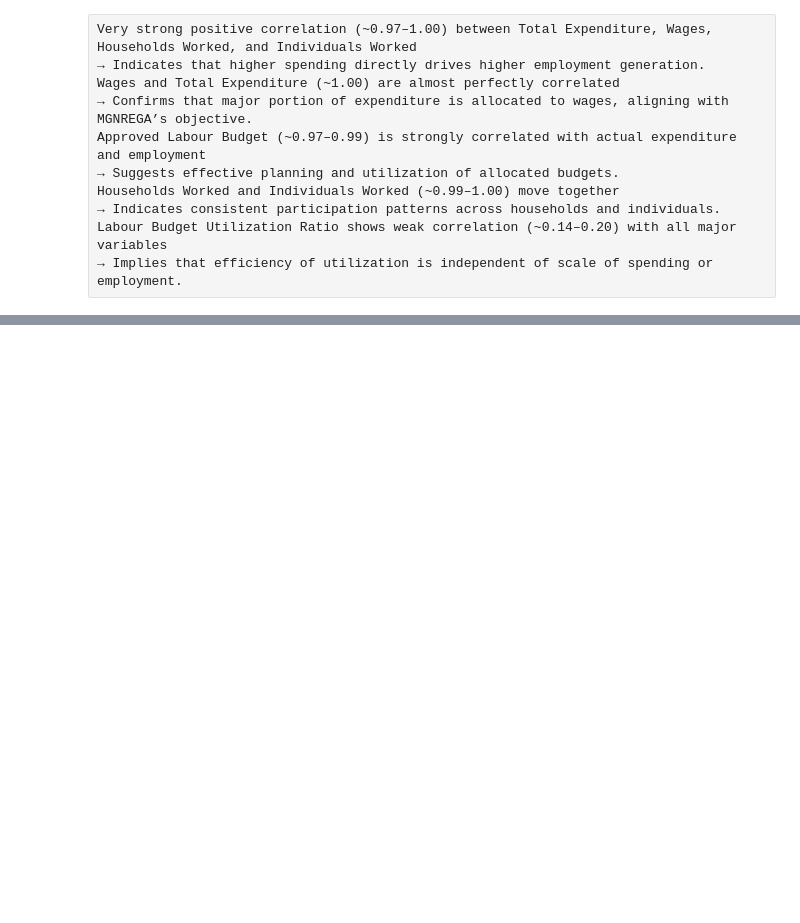
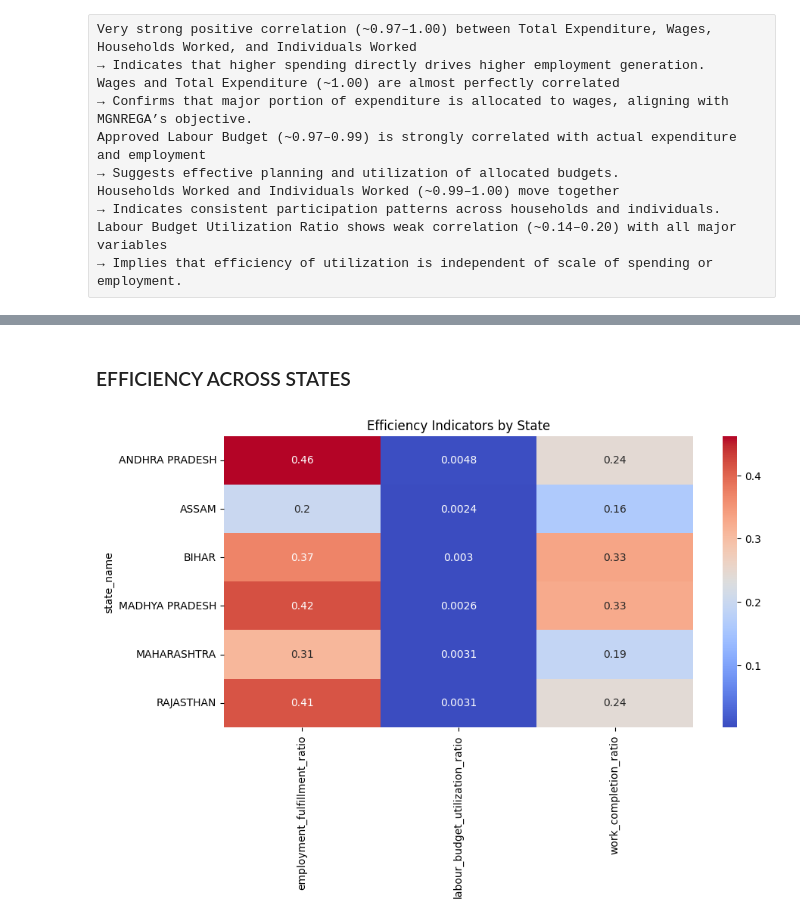
Before and after one commit to Shubhangidixit01/MGNREGA-Data-Analysis, a Jupyter notebook: notebooks/MGNREGA_Analysis.ipynb, the cells around one changed output, grey strips where cells are left out. Cells and saved outputs as stored; diff of their text form; code cells hidden in the pictures; blank space fills up the shorter version.

```diff
--- a/notebooks/MGNREGA_Analysis.ipynb
+++ b/notebooks/MGNREGA_Analysis.ipynb
@@ -1422,0 +1335,18 @@ The scatter plot reveals no strong relationship between total expenditure and la
+# %% [markdown]
+### EFFICIENCY ACROSS STATES
+# %%
+cols = [
+    'employment_fulfillment_ratio',
+    'labour_budget_utilization_ratio',
+    'work_completion_ratio'
+]
+
+data = df_state_year.groupby('state_name',observed=True)[cols].mean()
+
+plt.figure(figsize=(10,5))
+sns.heatmap(data, annot=True, cmap='coolwarm')
+
+plt.title("Efficiency Indicators by State")
+plt.show()
+# %% [output]
+[figure, added]
```
Also changed, not shown: parts of 34 cells of this notebook.
